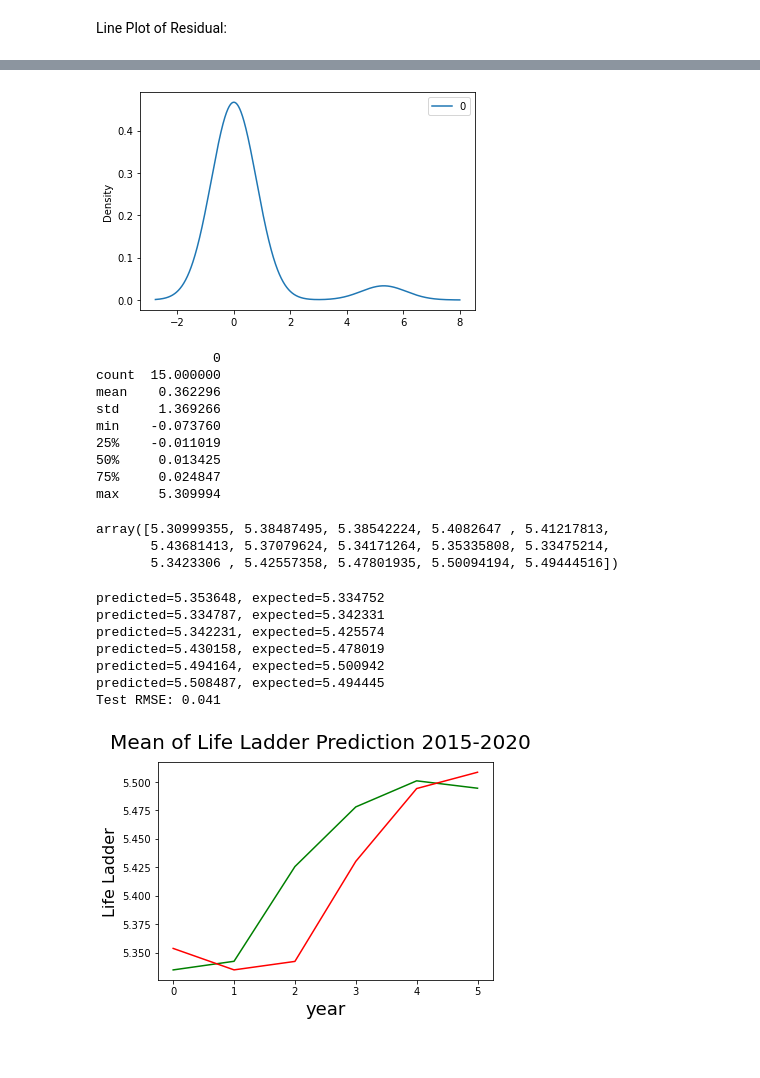
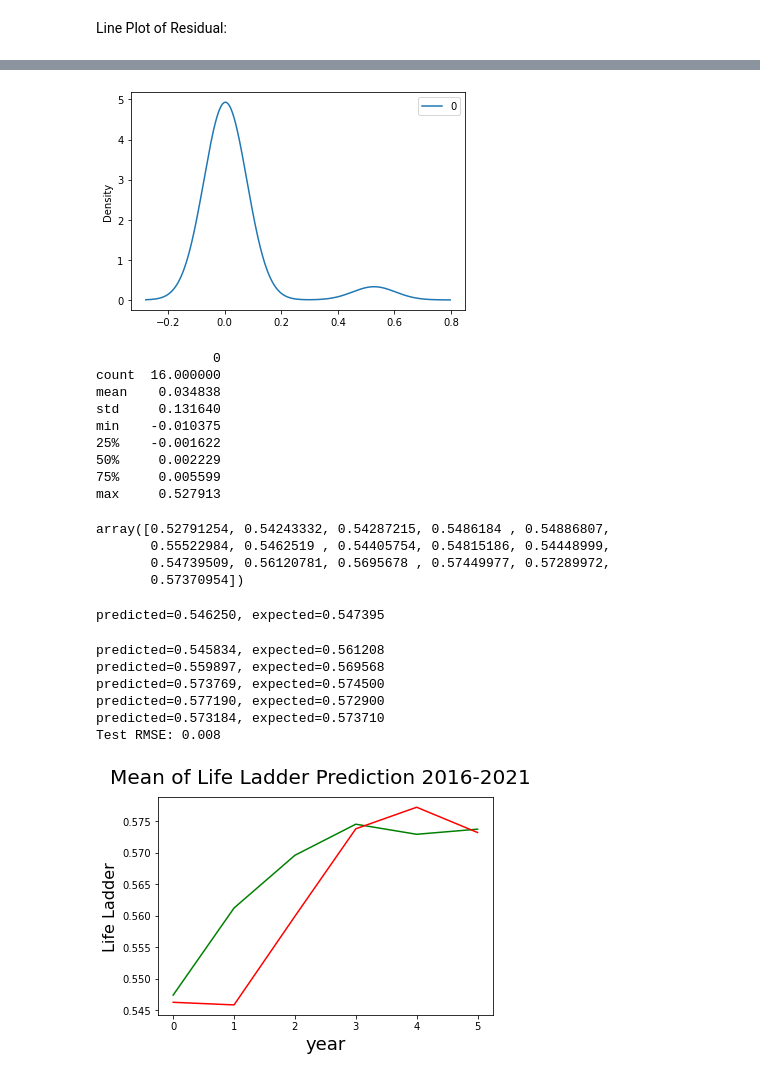
Before and after one commit to winggo12/DataAnalysis-WorldHappinessIndex, a Jupyter notebook: TimeSeries/TimeSeriesAnalysis.ipynb, the cells around one changed output, grey strips where cells are left out. Saved outputs shown, nothing was run; the diff lists cells and outputs as text; code cells hidden in the pictures.

Commit message:
Added Remove Low-freq Countries(50%), Added 2021 into TimeSeries, Added new notebook for normalization

```diff
--- a/TimeSeries/TimeSeriesAnalysis.ipynb
+++ b/TimeSeries/TimeSeriesAnalysis.ipynb
@@ -10,7 +10,7 @@ import seaborn as sns
 
 %matplotlib inline
 # %%
-df_ts = pd.read_csv('../filled_clean_data/filled-clean-world-happiness-report.csv')
+df_ts = pd.read_csv('../normalized_filled_clean_data/normalized-filled-clean-world-happiness-report.csv')
 # %%
 df_ts
 # %% [output]
@@ -30,8 +30,8 @@ df_ts
 # %%
-#2006 - 2020
+#2006 - 2021
 init = 2006
 years = []
-for i in range(15):
+for i in range(16):
     years.append(init)
     init += 1
 # %%
@@ -107,7 +108,7 @@ d: The number of times that the raw observations are differenced, also called th
 q: The size of the moving average window, also called the order of moving average.
 # %%
 from statsmodels.tsa.arima.model import ARIMA
-model = ARIMA(avg, order=(1,1,0))
+model = ARIMA(avg, order=(2,1,0))
 model_fit = model.fit()
 # summary of fit model
 print(model_fit.summary())
@@ -163,63 +165,64 @@ residuals
 residuals.plot(kind='kde')
 plt.show()
 # %% [output]
-[figure, old version]
+[figure, new version]
 # %%
 # summary stats of residuals
 print(residuals.describe())
 # %% [output]
                0
-count  15.000000
-mean    0.362296
-std     1.369266
-min    -0.073760
-25%    -0.011019
-50%     0.013425
-75%     0.024847
-max     5.309994
+count  16.000000
+mean    0.034838
+std     0.131640
+min    -0.010375
+25%    -0.001622
+50%     0.002229
+75%     0.005599
+max     0.527913
 # %%
 X = avg.values
 # %%
 X
 # %% [output]
-array([5.30999355, 5.38487495, 5.38542224, 5.4082647 , 5.41217813,
-       5.43681413, 5.37079624, 5.34171264, 5.35335808, 5.33475214,
-       5.3423306 , 5.42557358, 5.47801935, 5.50094194, 5.49444516])
+array([0.52791254, 0.54243332, 0.54287215, 0.5486184 , 0.54886807,
+       0.55522984, 0.5462519 , 0.54405754, 0.54815186, 0.54448999,
+       0.54739509, 0.56120781, 0.5695678 , 0.57449977, 0.57289972,
+       0.57370954])
 # %%
 from sklearn.metrics import mean_squared_error
 from math import sqrt
 # split into train and test sets
 size = int(len(X) * 0.66)
 train, test = X[0:size], X[size:len(X)]
 history = [x for x in train]
 predictions = list()
 # walk-forward validation
 for t in range(len(test)):
-	model = ARIMA(history, order=(1,1,0))
+	model = ARIMA(history, order=(2,1,0))
 	model_fit = model.fit()
 	output = model_fit.forecast()
 	yhat = output[0]
 	predictions.append(yhat)
 	obs = test[t]
 	history.append(obs)
 	print('predicted=%f, expected=%f' % (yhat, obs))
 # evaluate forecasts
 rmse = sqrt(mean_squared_error(test, predictions))
 print('Test RMSE: %.3f' % rmse)
 # plot forecasts against actual outcomes
 fig = plt.figure()
-fig.suptitle('Mean of Life Ladder Prediction 2015-2020', fontsize=20)
+fig.suptitle('Mean of Life Ladder Prediction 2016-2021', fontsize=20)
 plt.xlabel('year', fontsize=18)
 plt.ylabel('Life Ladder', fontsize=16)
 plt.plot(test, color='green')
 plt.plot(predictions, color='red')
 plt.show()
 # %% [output]
-predicted=5.353648, expected=5.334752
-predicted=5.334787, expected=5.342331
-predicted=5.342231, expected=5.425574
-predicted=5.430158, expected=5.478019
-predicted=5.494164, expected=5.500942
-predicted=5.508487, expected=5.494445
-Test RMSE: 0.041
+predicted=0.546250, expected=0.547395
+predicted=0.545834, expected=0.561208
+predicted=0.559897, expected=0.569568
+predicted=0.573769, expected=0.574500
+predicted=0.577190, expected=0.572900
+predicted=0.573184, expected=0.573710
+Test RMSE: 0.008
-[figure, old version]
+[figure, new version]
```
Also changed, not shown: parts of 8 cells of this notebook, 8 other files.
